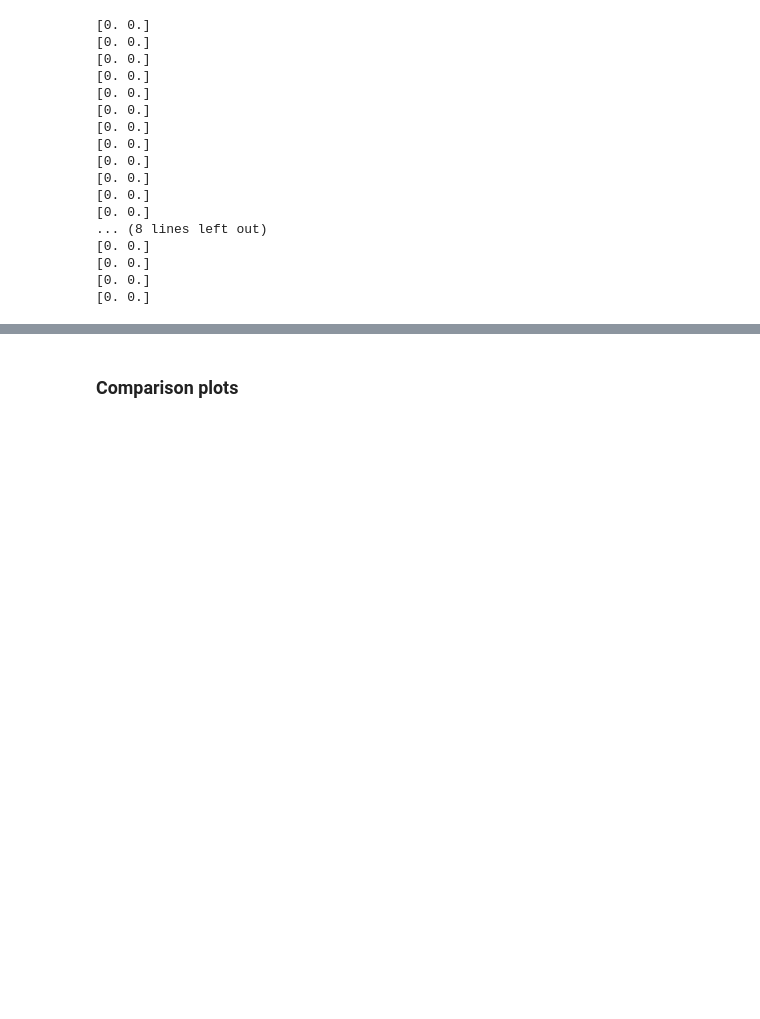
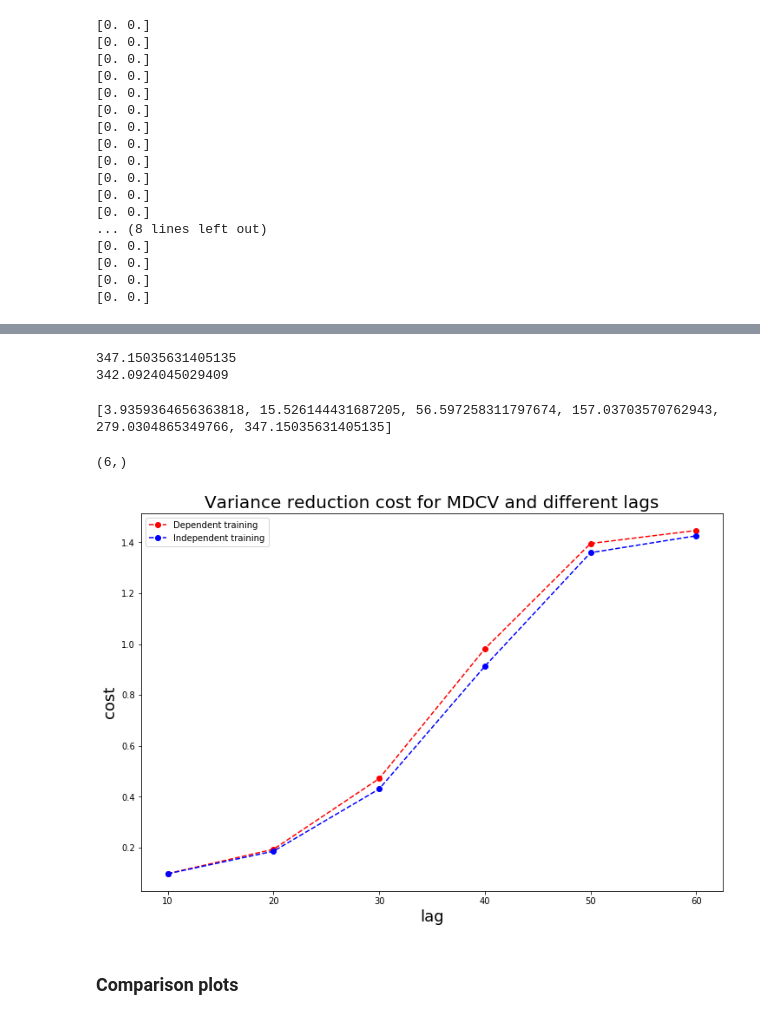
Before and after one commit to svsamsonov/VR-MCMC, a Jupyter notebook: Code/Gauss_mixture_new.ipynb, the cells around one changed output, grey strips where cells are left out. Saved outputs shown, nothing was run; the diff lists cells and outputs as text; code cells hidden in the pictures; blank space fills up the shorter version.

```diff
--- a/Code/Gauss_mixture_new.ipynb
+++ b/Code/Gauss_mixture_new.ipynb
@@ -268,3 +277,47 @@ print(np.mean(vars_adj[1:]/vars_vanilla[1:]))
+# %%
+res_new_dep = np.asarray(res_dep)
+res_new_indep = np.asarray(res_indep)
+# %%
+vars_vanilla_dep = np.var(res_new_dep[:,0,:],axis = 0)
+vars_adj_dep = np.var(res_new_dep[:,1,:],axis = 0)
+vr_rate_dep = vars_vanilla_dep[-1]/vars_adj_dep[-1]
+print(vr_rate_dep)
+
+vars_vanilla_indep = np.var(res_new_indep[:,0,:],axis = 0)
+vars_adj_indep = np.var(res_new_indep[:,1,:],axis = 0)
+vr_rate_indep = vars_vanilla_indep[-1]/vars_adj_indep[-1]
+print(vr_rate_indep)
+# %% [output]
+347.15035631405135
+342.0924045029409
+# %%
+vr_rates_dep.append(vr_rate_dep)
+vr_rates_indep.append(vr_rate_indep)
+# %%
+print(vr_rates_dep)
+# %% [output]
+[3.9359364656363818, 15.526144431687205, 56.597258311797674, 157.03703570762943, 279.0304865349766, 347.15035631405135]
+# %%
+vr_rates_dep = np.asarray(vr_rates_dep)
+vr_rates_indep = np.asarray(vr_rates_indep)
+print(vr_rates_dep.shape)
+# %% [output]
+(6,)
+# %%
+import matplotlib.pyplot as plt
+plt.figure(figsize=(12,8))
+lags_cur = np.array([10,20,30,40,50,60])
+# add grid
+# plot the index for the x-values
+plt.plot(lags_cur,vr_rates_dep/(lags_cur*4), marker='o', linestyle='--', color='r', label='Dependent training')
+plt.plot(lags_cur,vr_rates_indep/(lags_cur*4), marker='o', linestyle='--', color='b', label='Independent training')
+plt.xlabel('lag',fontsize = 18)
+plt.ylabel('cost',fontsize = 18)
+plt.title('Variance reduction cost for MDCV and different lags',fontsize = 20)
+plt.legend()
+plt.show()
+# %% [output]
+[figure, added]
 # %% [markdown]
 ### Comparison plots
 # %%
```
Also changed, not shown: parts of 22 cells of this notebook, 3 other files.
